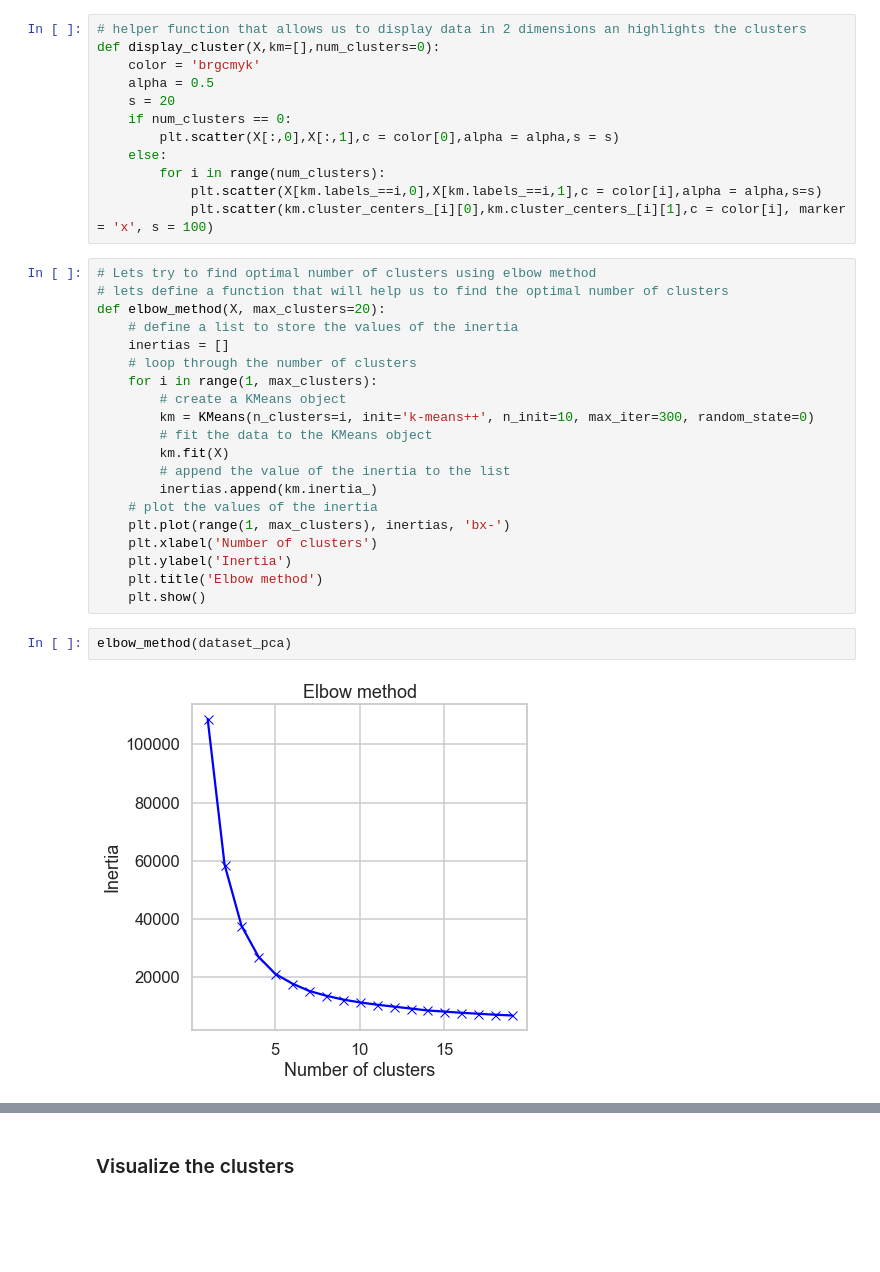
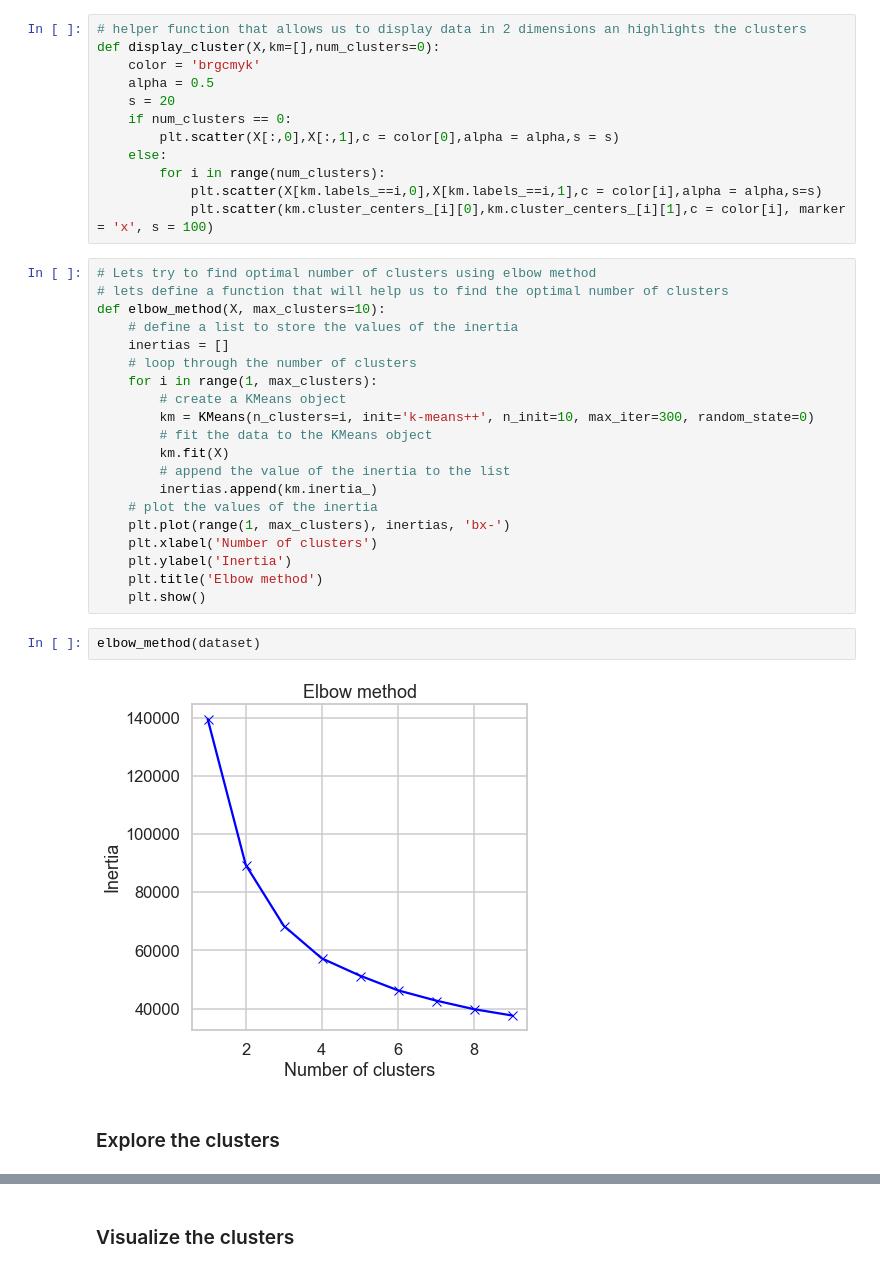
Before and after one commit to mohameddhameem/IBM-Machine-Learning, a Jupyter notebook: Unsupervised Machine Learning/Final Assignment/Clustering Unsupervised Assignment.ipynb, the cells around one changed output, grey strips where cells are left out. Drawn from its saved outputs; the diff is of its cells as text; blank space fills up the shorter version.

```diff
--- a/Unsupervised Machine Learning/Final Assignment/Clustering Unsupervised Assignment.ipynb
+++ b/Unsupervised Machine Learning/Final Assignment/Clustering Unsupervised Assignment.ipynb
@@ -248,7 +238,7 @@ def display_cluster(X,km=[],num_clusters=0):
 # %%
 # Lets try to find optimal number of clusters using elbow method
 # lets define a function that will help us to find the optimal number of clusters
-def elbow_method(X, max_clusters=20):
+def elbow_method(X, max_clusters=10):
     # define a list to store the values of the inertia
     inertias = []
     # loop through the number of clusters
@@ -266,7 +256,9 @@ def elbow_method(X, max_clusters=20):
     plt.title('Elbow method')
     plt.show()
 # %%
-elbow_method(dataset_pca)
+elbow_method(dataset)
 # %% [output]
-[figure, old version]
+[figure, new version]
+# %% [markdown]
+### Explore the clusters
 # %%
```
Also changed, not shown: parts of 22 cells of this notebook, 10 other files.
